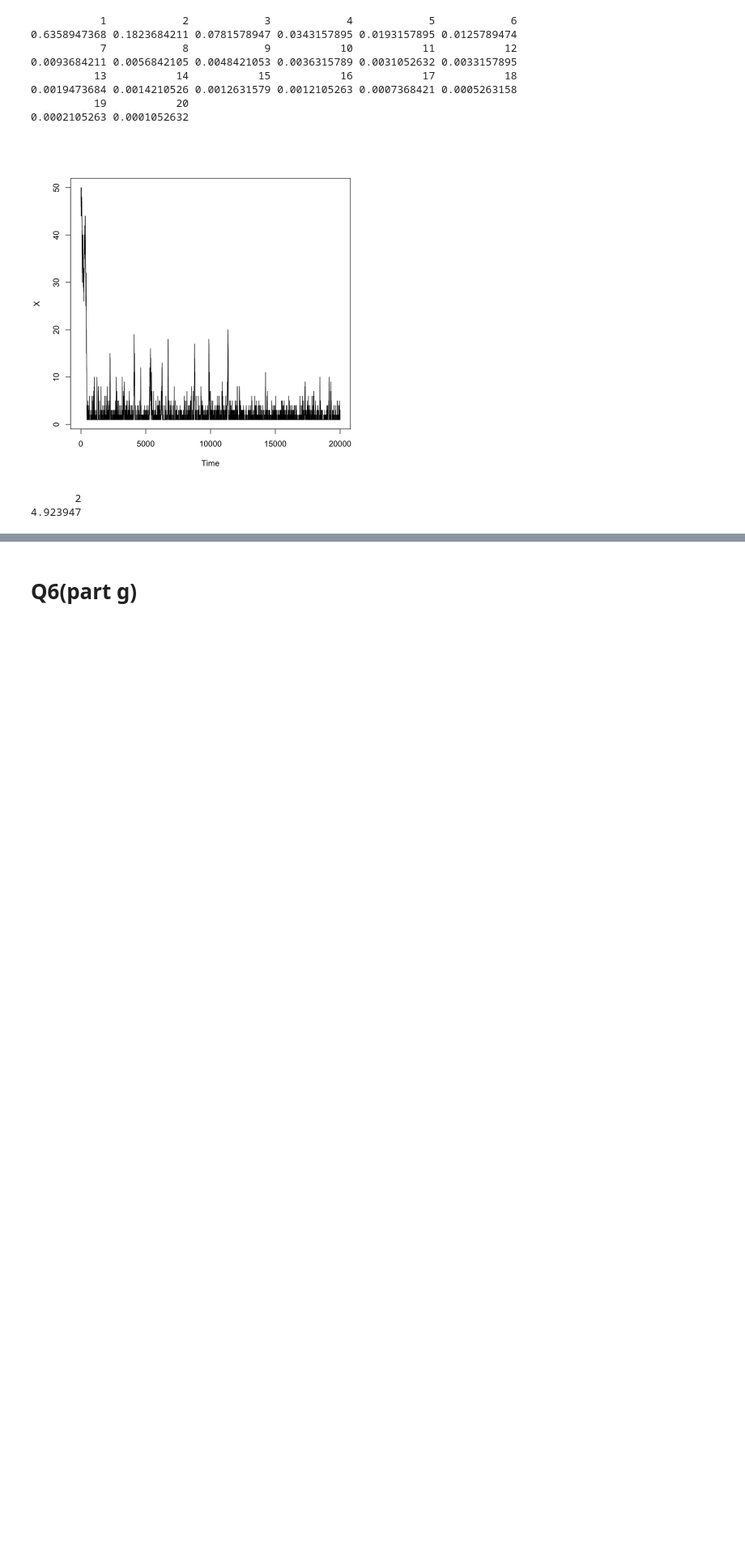
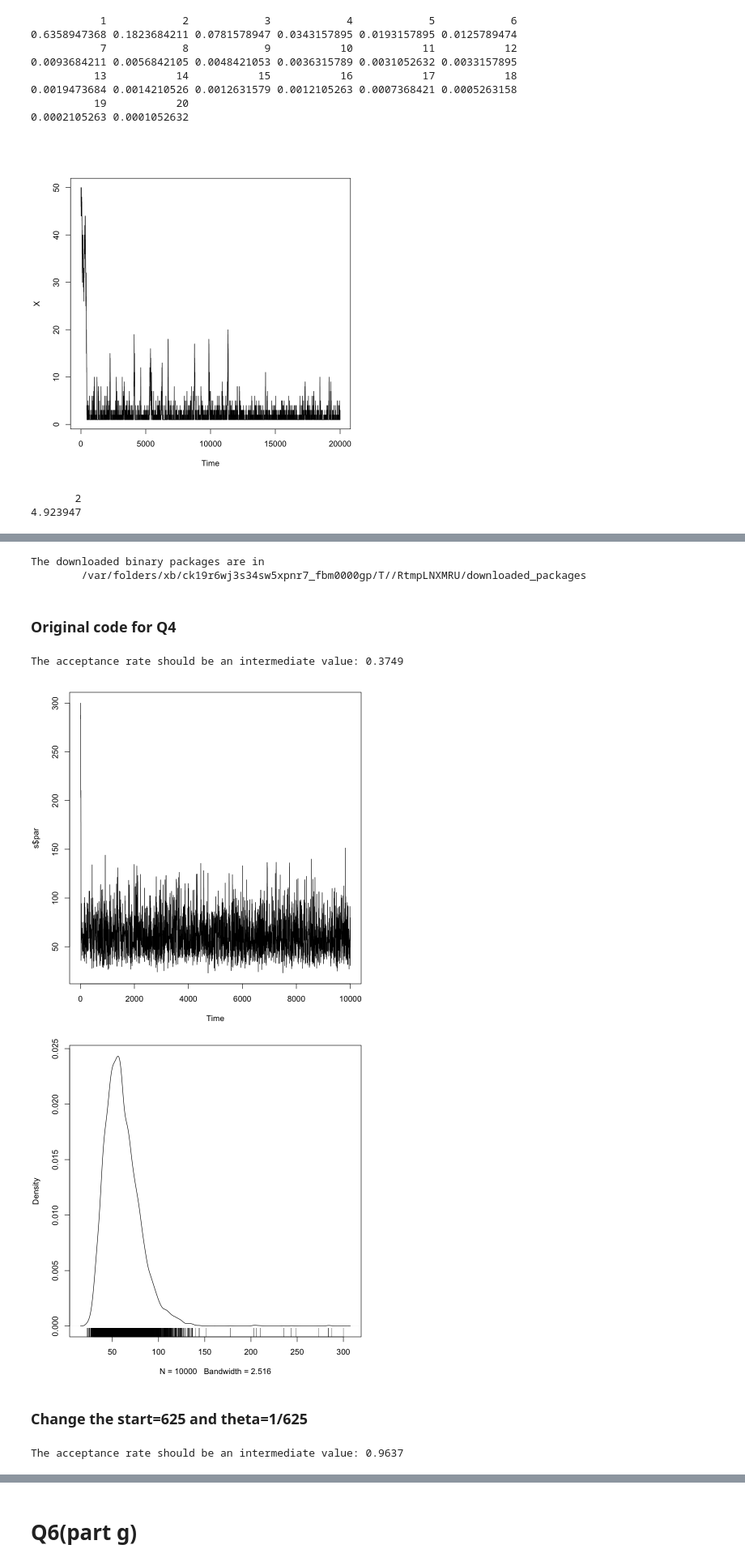
Before and after one commit to GawainGan/UBCO_MDS, a Jupyter notebook: Data-581/Lab4/Lab4.ipynb, the cells around one changed output, grey strips where cells are left out. Shown: that part at 81% size. Saved outputs shown, nothing was run; the diff lists cells and outputs as text; code cells hidden in the pictures; blank space fills up the shorter version.

```diff
--- a/Data-581/Lab4/Lab4.ipynb
+++ b/Data-581/Lab4/Lab4.ipynb
@@ -54,0 +59,65 @@ k
+# %%
+install.packages('LearnBayes')
+# %% [output]
+The downloaded binary packages are in
+        /var/folders/xb/ck19r6wj3s34sw5xpnr7_fbm0000gp/T//RtmpLNXMRU/downloaded_packages
+# %% [markdown]
+### Original code for Q4
+# %%
+logNormExp <- function(sigma2, datapar) {
+      X <- datapar$data
+      lambda <- datapar$lambda
+      loglike <- dnorm(X, sd=sqrt(abs(sigma2)), log = TRUE)
+      logprior <- dexp(sigma2, rate = lambda, log = TRUE)
+      return(loglike + logprior)
+}
+
+data <- -25
+start <- matrix(300, nrow=1)  #using a starting value of 625
+datapar <- list(data=data, lambda=1/10)
+
+m <- 10000
+varcov <- matrix(1, nrow=1)
+proposal <- list(var=varcov, scale = 50)
+
+s <- rwmetrop(logNormExp, proposal, start, m, datapar)
+
+cat("The acceptance rate should be an intermediate value:", s$accept)
+# %% [output]
+The acceptance rate should be an intermediate value: 0.3749
+# %%
+par(mar=c(4, 4, 1, 1))
+ts.plot(s$par)
+
+par(mar=c(4, 4, 1, 1))
+plot(density(s$par), main = " ")
+rug(s$par)
+# %% [output]
+[figure, added]
+[figure, added]
+# %% [markdown]
+### Change the start=625 and theta=1/625
+# %%
+library(LearnBayes)
+
+logNormExp <- function(sigma2, datapar) {
+      X <- datapar$data
+      lambda <- datapar$lambda
+      loglike <- dnorm(X, sd=sqrt(abs(sigma2)), log = TRUE)
+      logprior <- dexp(sigma2, rate = lambda, log = TRUE)
+      return(loglike + logprior)
+}
+
+data <- -25
+start <- matrix(625, nrow=1)  #using a starting value of 625
+datapar <- list(data=data, lambda=1/625)
+
+m <- 10000
+varcov <- matrix(1, nrow=1)
+proposal <- list(var=varcov, scale = 40) # Adjust the scale so that you get an acceptance rate of around 40%
+
+s <- rwmetrop(logNormExp, proposal, start, m, datapar)
+
+cat("The acceptance rate should be an intermediate value:", s$accept)
+# %% [output]
+The acceptance rate should be an intermediate value: 0.9637
```
Also changed, not shown: parts of 3 cells of this notebook.
